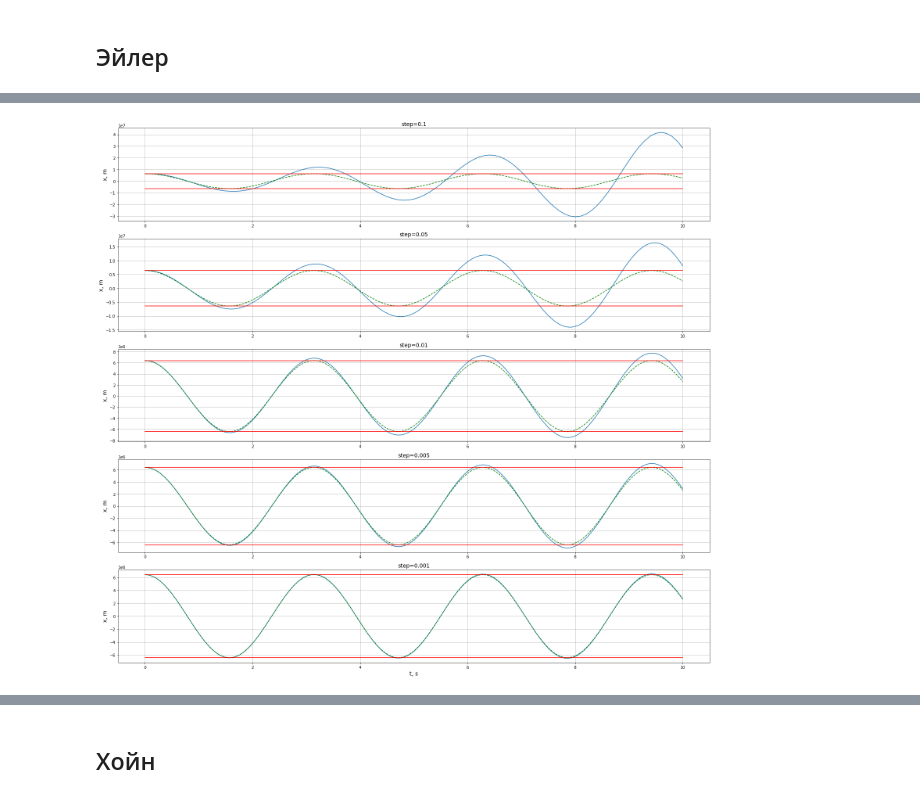
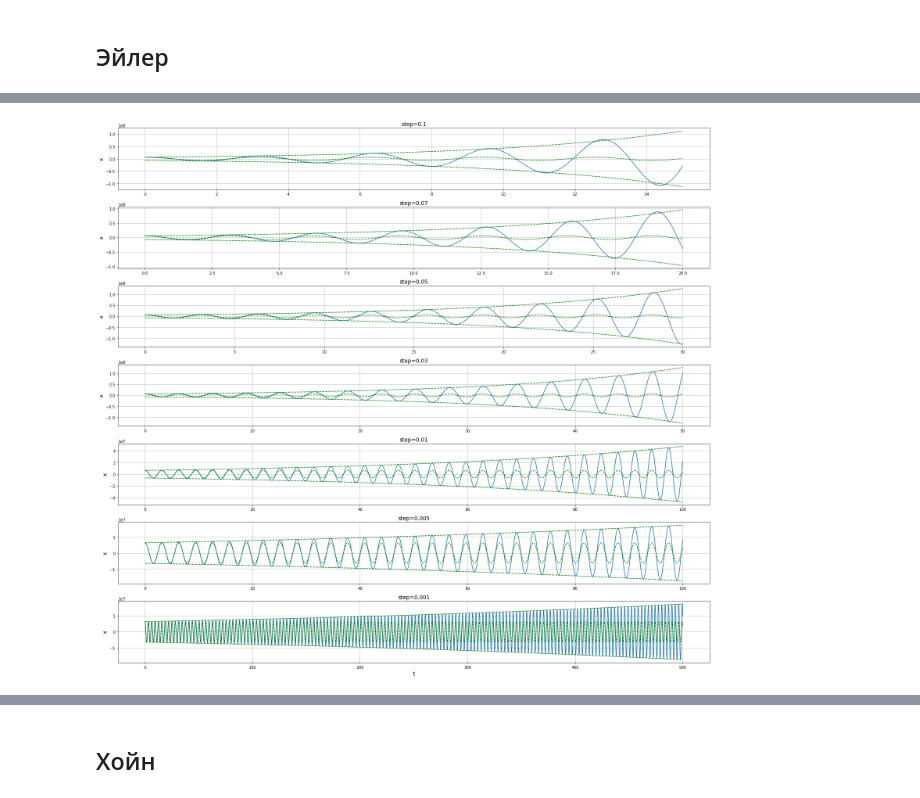
Before and after one commit to GintGld/modeling_MIPT, a Jupyter notebook: wk3/gr.ipynb, the cells around one changed output, grey strips where cells are left out. Cells and saved outputs as stored; diff of their text form; code cells hidden in the pictures.

```diff
--- a/wk3/gr.ipynb
+++ b/wk3/gr.ipynb
@@ -129,21 +128,46 @@ df.append(pd.read_csv(r'data\fluct_6400000_0_10_0.001.txt'))
+# %%
+df = []
+df.append(pd.read_csv(r'data1\fluct_6400000_0_15_0.1.txt'))
+df.append(pd.read_csv(r'data1\fluct_6400000_0_20_0.07.txt'))
+df.append(pd.read_csv(r'data1\fluct_6400000_0_30_0.05.txt'))
+df.append(pd.read_csv(r'data1\fluct_6400000_0_50_0.03.txt'))
+df.append(pd.read_csv(r'data1\fluct_6400000_0_100_0.01.txt'))
+df.append(pd.read_csv(r'data1\fluct_6400000_0_100_0.005.txt'))
+df.append(pd.read_csv(r'data1\fluct_6400000_0_500_0.001.txt'))
+
+df_cut = []
+a = []
+func = []
+eps = 0.01
+for i in range(len(df)):
+    t = np.linspace(0, df[i].L[0], int(df[i].L[0]/df[i].dx[0])+1)
+    for j in range(len(t)):
+        if np.absolute(np.cos(df[i].w[0]*t[j])-1) < eps :
+            a.append([t[j], df[i].x_e[j] / (6400000*np.cos(df[i].w[0]*t[j]))])
+    df_cut.append(np.array(a, dtype='float'))
+    p = np.polyfit(df_cut[i][:,0], np.log(df_cut[i][:,1]), deg=1)
+    func.append(np.poly1d(p))
+    a = []
 # %%
 fig, ax = plt.subplots(len(df), 1)
 fig.set_size_inches(22, 20)
 #fig.suptitle('Euler\'s method with different step', fontsize=18)
 
 for i in range(len(df)):
     t = np.linspace(0, df[i].L[0], int(df[i].L[0]/df[i].dx[0])+1)
     ax[i].plot(t, df[i].x_e[:len(t)], '-', label='step='+str(df[i].dx[0]))
     ax[i].plot(t, 6400000*np.cos(t*df[i].w[0]), '--', c='green')
-    ax[i].plot(t, t-t+6400000, c='red')
-    ax[i].plot(t, t-t-6400000, c='red')
+    #ax[i].plot(t, t-t+6400000, c='red')
+    #ax[i].plot(t, t-t-6400000, c='red')
     ax[i].set_title('step='+str(df[i].dx[0]), fontsize=14)
-    ax[i].set_ylabel('x, m', fontsize=14)
+    ax[i].set_ylabel('x', fontsize=14)
+    ax[i].plot(t, 6400000*np.exp(func[i](t)), '--', c='green')
+    ax[i].plot(t, -6400000*np.exp(func[i](t)), '--', c='green')
     #ax[i].legend(fontsize=12, loc='upper left')
     ax[i].grid(True)
-ax[len(df)-1].set_xlabel('t, s', fontsize=14)
+ax[len(df)-1].set_xlabel('t', fontsize=14)
 
 fig.tight_layout()
 plt.show()
 # %% [output]
-[figure, old version]
+[figure, new version]
```
Also changed, not shown: parts of 15 cells of this notebook.
